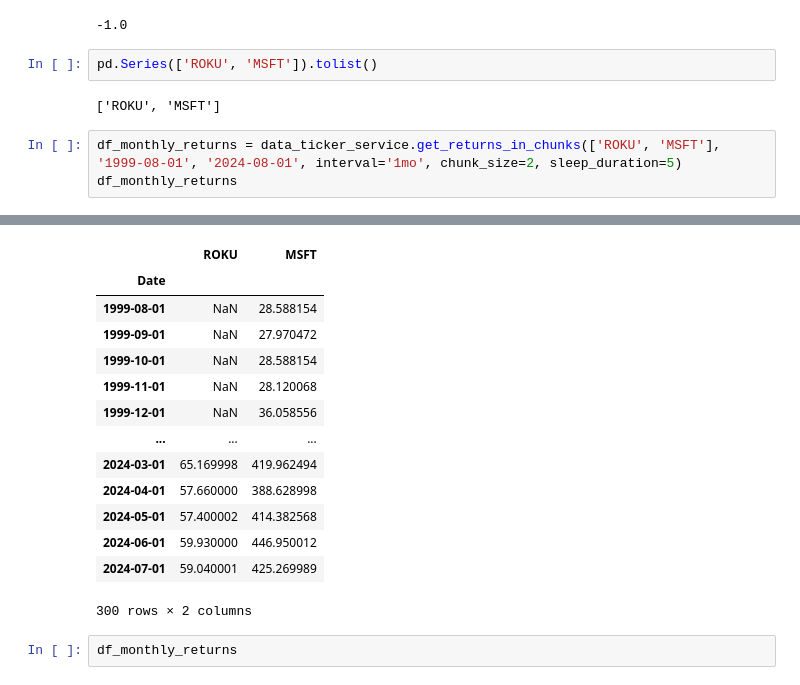
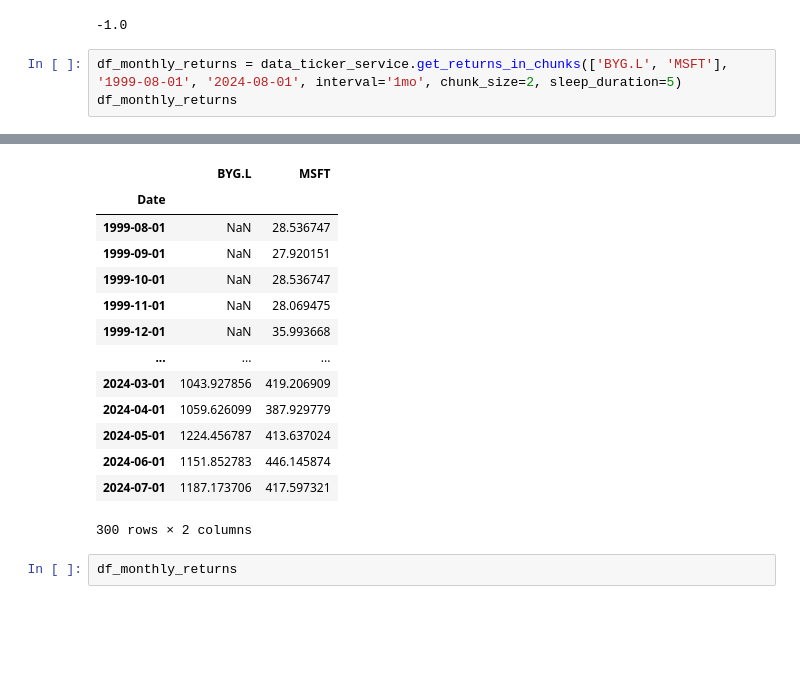
Before and after one commit to Herb-sh/sustainability_portfolio_optimisation, a Jupyter notebook: notebooks/test.ipynb, the cells around one changed output, grey strips where cells are left out. Drawn from its saved outputs; the diff is of its cells as text; blank space fills up the shorter version.

```diff
--- a/notebooks/test.ipynb
+++ b/notebooks/test.ipynb
@@ -156,11 +156,7 @@ geometric_mean = np.prod([1 + r for r in decimal_returns]) ** (1/len(decimal_ret
 geometric_mean
 # %% [output]
 -1.0
-# %%
-pd.Series(['ROKU', 'MSFT']).tolist()
-# %% [output]
-['ROKU', 'MSFT']
 # %%
-df_monthly_returns = data_ticker_service.get_returns_in_chunks(['ROKU', 'MSFT'], '1999-08-01', '2024-08-01', interval='1mo', chunk_size=2, sleep_duration=5)
+df_monthly_returns = data_ticker_service.get_returns_in_chunks(['BYG.L', 'MSFT'], '1999-08-01', '2024-08-01', interval='1mo', chunk_size=2, sleep_duration=5)
 df_monthly_returns
 # %% [output]
@@ -168,17 +164,17 @@ Downloading data for tickers: ['ROKU', 'MSFT']
 Pausing to avoid overloading the API...
-|  | ROKU | MSFT |
+|  | BYG.L | MSFT |
 | Date |  |  |
-| 1999-08-01 | NaN | 28.588154 |
-| 1999-09-01 | NaN | 27.970472 |
-| 1999-10-01 | NaN | 28.588154 |
-| 1999-11-01 | NaN | 28.120068 |
-| 1999-12-01 | NaN | 36.058556 |
+| 1999-08-01 | NaN | 28.536747 |
+| 1999-09-01 | NaN | 27.920151 |
+| 1999-10-01 | NaN | 28.536747 |
+| 1999-11-01 | NaN | 28.069475 |
+| 1999-12-01 | NaN | 35.993668 |
 | ... | ... | ... |
-| 2024-03-01 | 65.169998 | 419.962494 |
-| 2024-04-01 | 57.660000 | 388.628998 |
-| 2024-05-01 | 57.400002 | 414.382568 |
-| 2024-06-01 | 59.930000 | 446.950012 |
-| 2024-07-01 | 59.040001 | 425.269989 |
+| 2024-03-01 | 1043.927856 | 419.206909 |
+| 2024-04-01 | 1059.626099 | 387.929779 |
+| 2024-05-01 | 1224.456787 | 413.637024 |
+| 2024-06-01 | 1151.852783 | 446.145874 |
+| 2024-07-01 | 1187.173706 | 417.597321 |
 300 rows × 2 columns
 # %%
 df_monthly_returns
```
Also changed, not shown: parts of 1 cell of this notebook, 8 other files.
